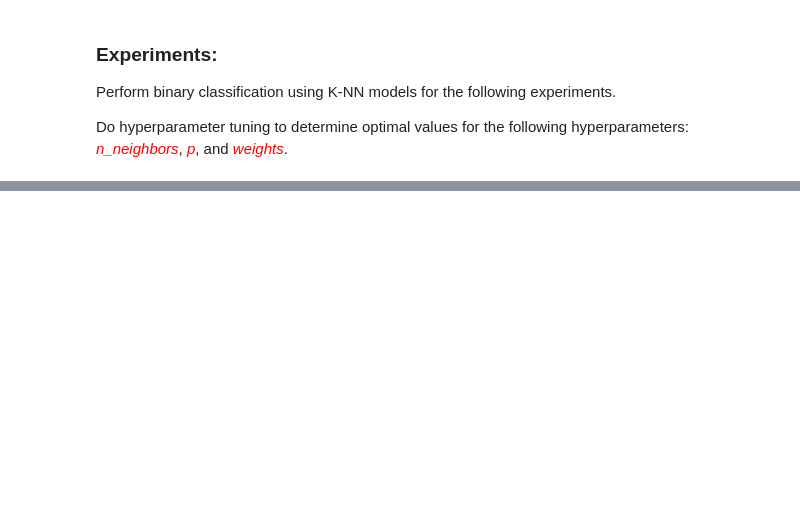
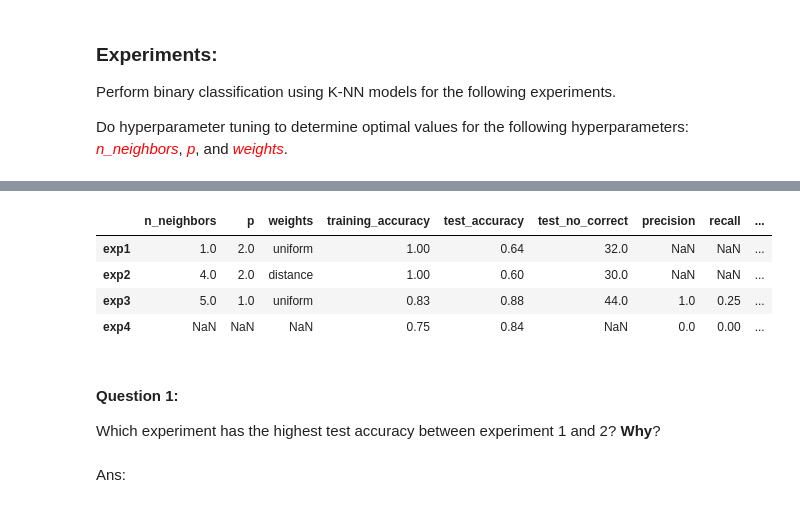
Before and after one commit to chiasinL/Practical_Machine_Learning, a Jupyter notebook: assignment1/Liew_assignment1.ipynb, the cells around one changed output, grey strips where cells are left out. Saved outputs shown, nothing was run; the diff lists cells and outputs as text; code cells hidden in the pictures; blank space fills up the shorter version.

```diff
--- a/assignment1/Liew_assignment1.ipynb
+++ b/assignment1/Liew_assignment1.ipynb
@@ -140,0 +774,15 @@ Do hyperparameter tuning to determine optimal values for the following hyperpara
+# %%
+# Experiments 1-4 at a glance
+pd.DataFrame.from_dict(exp_res_list, orient="index")
+# %% [output]
+|  | n_neighbors | p | weights | training_accuracy | test_accuracy | test_no_correct | precision | recall | ... |
+| exp1 | 1.0 | 2.0 | uniform | 1.00 | 0.64 | 32.0 | NaN | NaN | ... |
+| exp2 | 4.0 | 2.0 | distance | 1.00 | 0.60 | 30.0 | NaN | NaN | ... |
+| exp3 | 5.0 | 1.0 | uniform | 0.83 | 0.88 | 44.0 | 1.0 | 0.25 | ... |
+| exp4 | NaN | NaN | NaN | 0.75 | 0.84 | NaN | 0.0 | 0.00 | ... |
+# %% [markdown]
+#### Question 1:
+Which experiment has the highest test accuracy between experiment 1 and
+2? **Why**?
+# %% [markdown]
+Ans:
```
Also changed, not shown: parts of 67 cells of this notebook, 7 other files.
